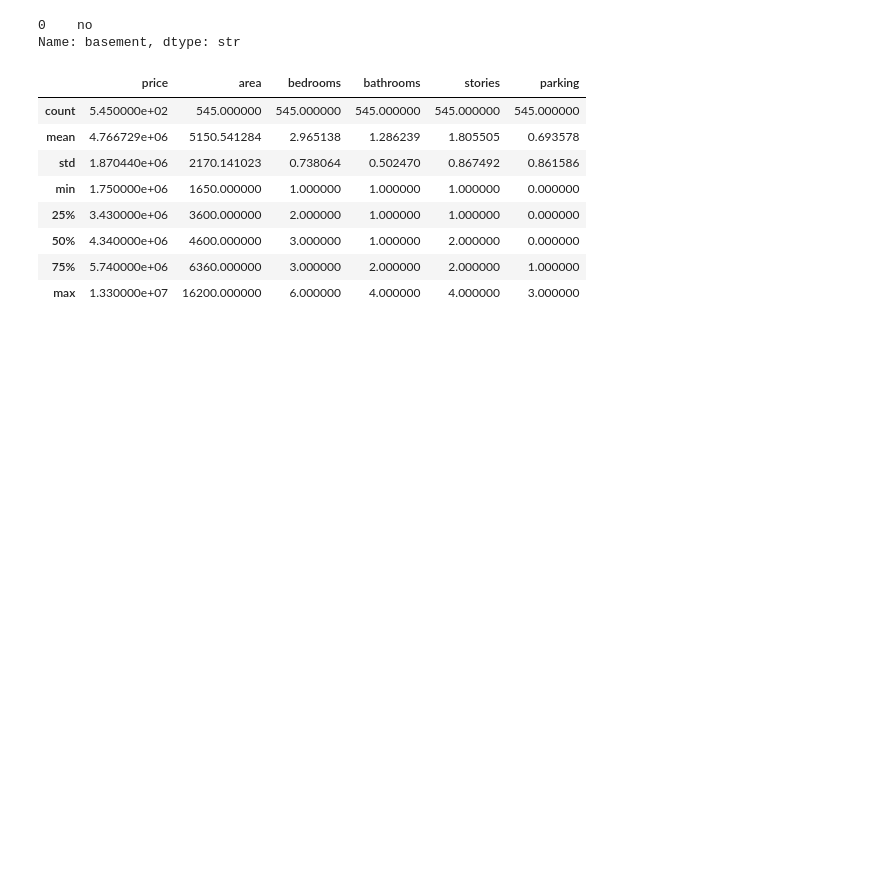
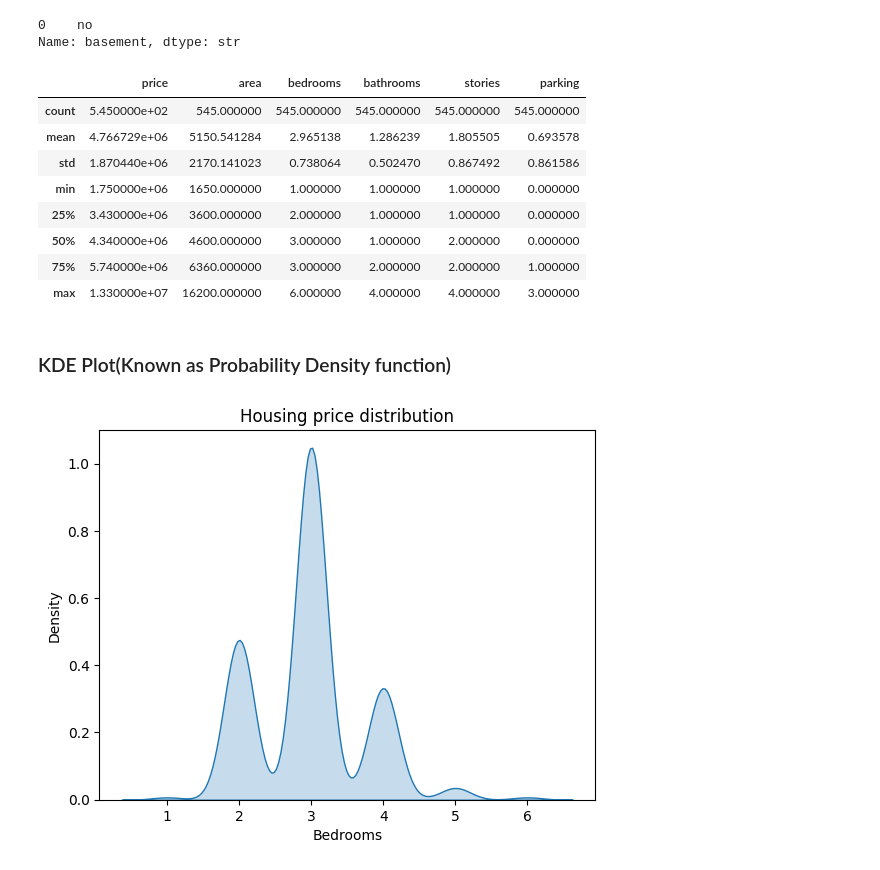
Before and after one commit to hamzasand/ML_from_Scratch, a Jupyter notebook: data_visualization/visualization.ipynb, the cells around one changed output. Cells and saved outputs as stored; diff of their text form; code cells hidden in the pictures; blank space fills up the shorter version.

Commit message:
KDE , Histogram plot added

```diff
--- a/data_visualization/visualization.ipynb
+++ b/data_visualization/visualization.ipynb
@@ -69,3 +69,17 @@ df.describe()
 | 50% | 4.340000e+06 | 4600.000000 | 3.000000 | 1.000000 | 2.000000 | 0.000000 |
 | 75% | 5.740000e+06 | 6360.000000 | 3.000000 | 2.000000 | 2.000000 | 1.000000 |
 | max | 1.330000e+07 | 16200.000000 | 6.000000 | 4.000000 | 4.000000 | 3.000000 |
+# %% [markdown]
+### KDE Plot(Known as Probability Density function)
+# %%
+import seaborn as sns
+import matplotlib.pyplot as plt
+
+sns.kdeplot(data = df, x='bedrooms', fill=True)
+
+plt.title('Housing price distribution')
+plt.xlabel('Bedrooms')
+plt.ylabel('Density')
+plt.show()
+# %% [output]
+[figure, added]
```
Also changed, not shown: parts of 3 cells of this notebook.
